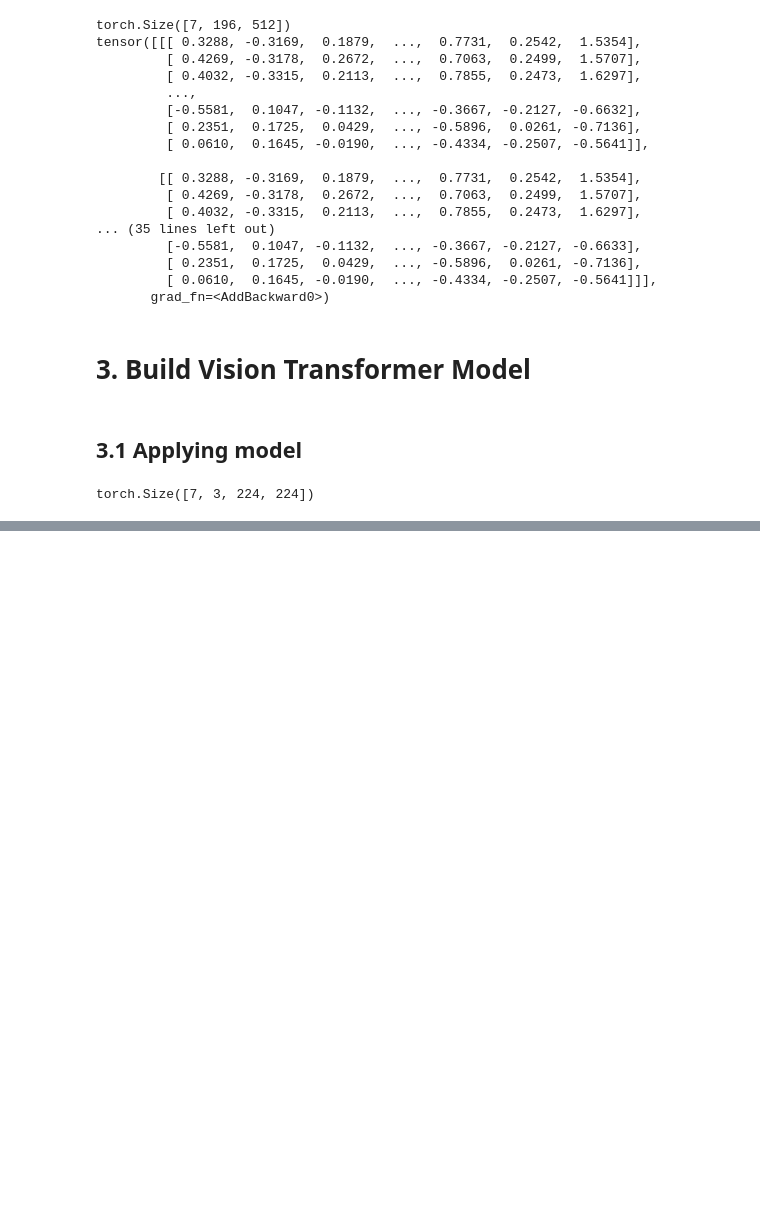
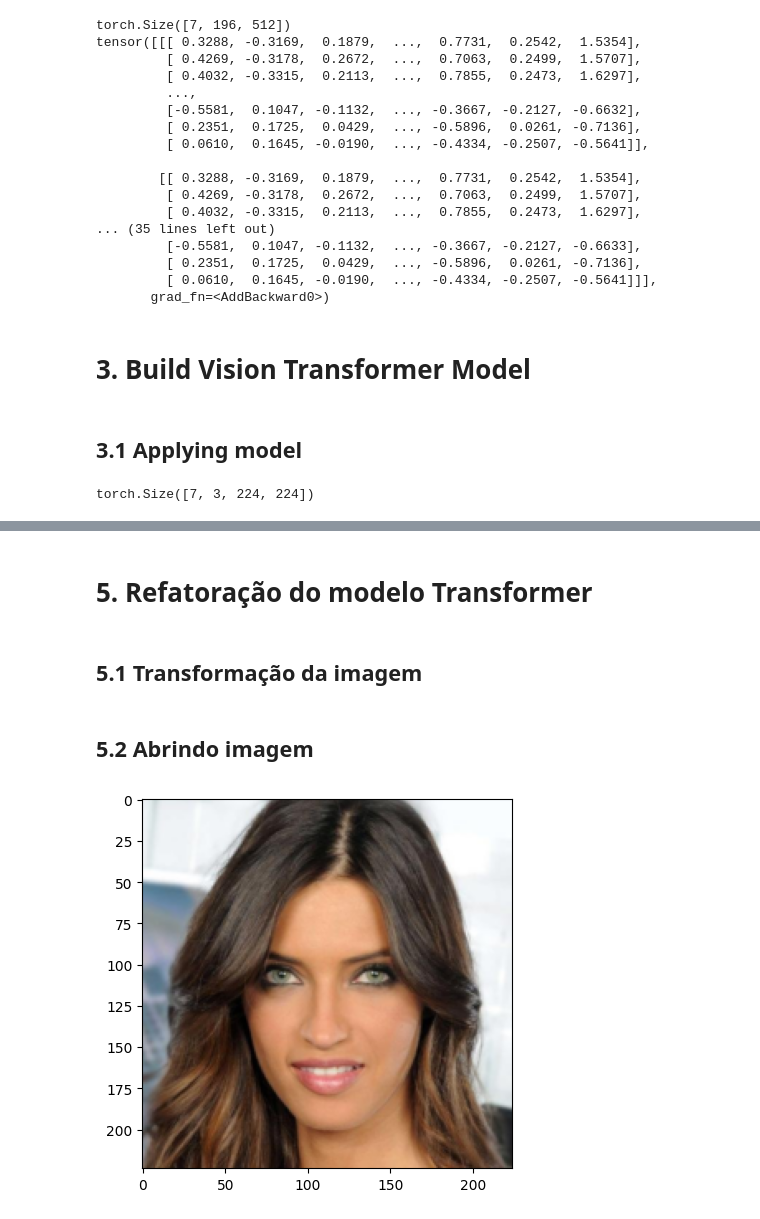
Before and after one commit to Migliorin/Image-Denoising, a Jupyter notebook: notebooks/ModelScripts/Transformer.ipynb, the cells around one changed output, grey strips where cells are left out. Saved outputs shown, nothing was run; the diff lists cells and outputs as text; code cells hidden in the pictures; blank space fills up the shorter version.

Commit message:
feat: New test on transformer model

```diff
--- a/notebooks/ModelScripts/Transformer.ipynb
+++ b/notebooks/ModelScripts/Transformer.ipynb
@@ -298,0 +343,24 @@ Clipping input data to the valid range for imshow with RGB data ([0..1] for floa
+# %% [markdown]
+# 5. Refatoração do modelo Transformer
+# %% [markdown]
+## 5.1 Transformação da imagem
+# %%
+from torchvision.transforms import v2
+
+transform = v2.Compose([
+     v2.Resize((224, 224)),
+     v2.PILToTensor(),
+     v2.ToDtype(torch.float32, scale=True)
+])
+# %% [markdown]
+## 5.2 Abrindo imagem
+# %%
+image = Image.open("../sample.jpg")
+
+image_transform = transform(image)
+image_transform = image_transform.unsqueeze(0)
+# %%
+plt.imshow(image_transform[0].permute(1,2,0))
+plt.show()
+# %% [output]
+[figure, added]
```
Also changed, not shown: parts of 59 cells of this notebook.
